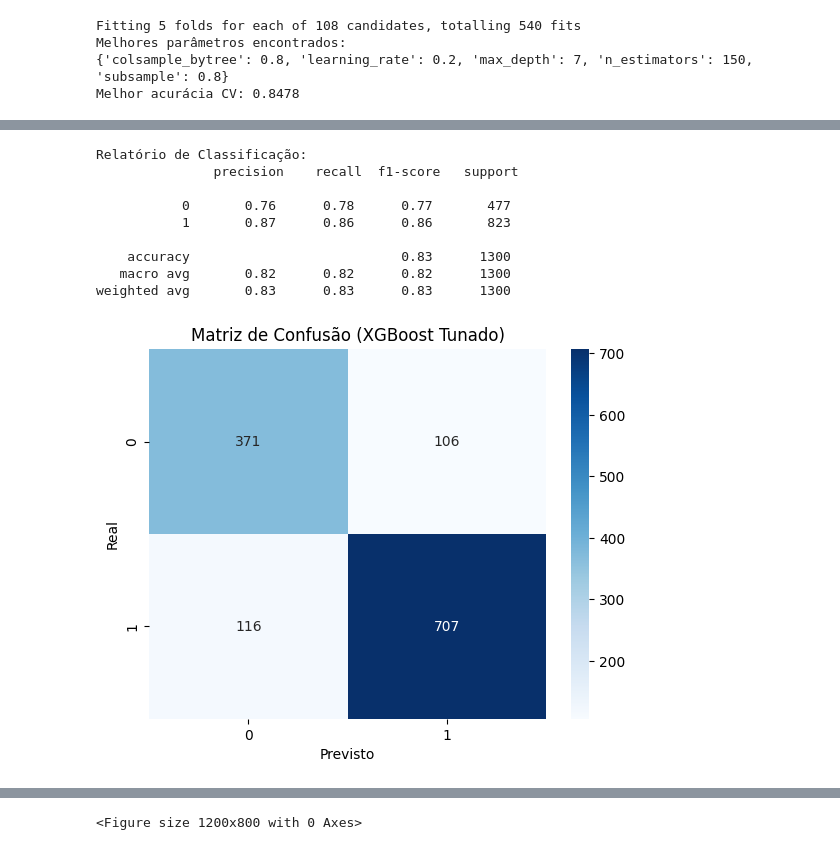
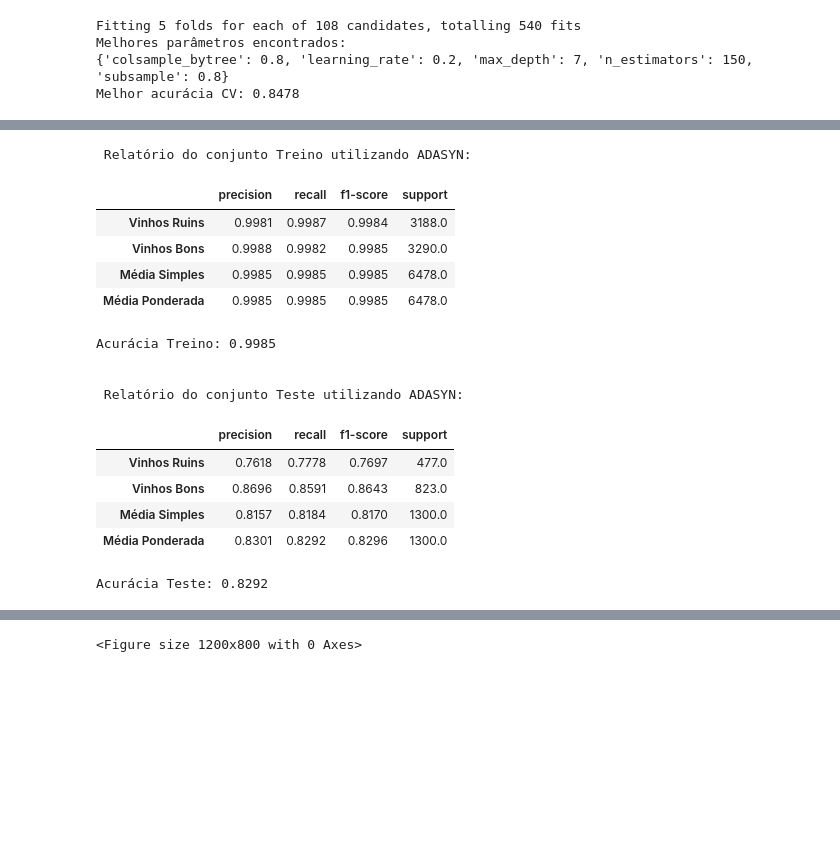
Before and after one commit to BMateusSs/Projeto-PSI3, a Jupyter notebook: XGBoost_qualidade_caract.ipynb, the cells around one changed output, grey strips where cells are left out. Saved outputs shown, nothing was run; the diff lists cells and outputs as text; code cells hidden in the pictures; blank space fills up the shorter version.

```diff
--- a/XGBoost_qualidade_caract.ipynb
+++ b/XGBoost_qualidade_caract.ipynb
@@ -236,30 +239,47 @@ XGBClassifier(base_score=None, booster=None, callbacks=None,
-# %%
-# 🔟 Previsão e relatório
-y_pred = xgb_model.predict(X_test)
-y_pred_proba = xgb_model.predict_proba(X_test)[:, 1]
-
-from sklearn.metrics import classification_report, confusion_matrix
-
-print("Relatório de Classificação:\n", classification_report(y_test, y_pred))
-
-# Matriz de confusão
-cm = confusion_matrix(y_test, y_pred)
-sns.heatmap(cm, annot=True, fmt='d', cmap='Blues')
-plt.xlabel('Previsto')
-plt.ylabel('Real')
-plt.title('Matriz de Confusão (XGBoost Tunado)')
-plt.show()
-# %% [output]
-Relatório de Classificação:
-               precision    recall  f1-score   support
-
-           0       0.76      0.78      0.77       477
-           1       0.87      0.86      0.86       823
-
-    accuracy                           0.83      1300
-   macro avg       0.82      0.82      0.82      1300
-weighted avg       0.83      0.83      0.83      1300
-[figure, removed]
+# %%
+from sklearn.metrics import classification_report, accuracy_score
+import pandas as pd
+
+def gera_relatorio_completo(modelo, X, y, nome):
+    y_pred = modelo.predict(X)
+    # Gera o report completo
+    report = classification_report(y, y_pred, output_dict=True)
+    acc = accuracy_score(y, y_pred)
+
+    # Converte em DataFrame
+    df_rep = pd.DataFrame(report).T
+    # Seleciona e renomeia as linhas
+    df_rep = df_rep.loc[['0', '1', 'macro avg', 'weighted avg'], ['precision','recall','f1-score','support']]
+    df_rep.index = ['Vinhos Ruins','Vinhos Bons','Média Simples','Média Ponderada']
+    df_rep = df_rep.round(4)
+
+    # Exibe
+    print(f"\n Relatório do conjunto {nome} utilizando {metodo_balanceamento}:")
+    display(df_rep)
+    print(f"Acurácia {nome}: {acc:.4f}\n")
+
+# Avaliação em Treino
+gera_relatorio_completo(xgb_model, X_train_resampled, y_train_resampled, 'Treino')
+
+# Avaliação em Teste
+gera_relatorio_completo(xgb_model, X_test, y_test, 'Teste')
+# %% [output]
+ Relatório do conjunto Treino utilizando ADASYN:
+|  | precision | recall | f1-score | support |
+| Vinhos Ruins | 0.9981 | 0.9987 | 0.9984 | 3188.0 |
+| Vinhos Bons | 0.9988 | 0.9982 | 0.9985 | 3290.0 |
+| Média Simples | 0.9985 | 0.9985 | 0.9985 | 6478.0 |
+| Média Ponderada | 0.9985 | 0.9985 | 0.9985 | 6478.0 |
+Acurácia Treino: 0.9985
+
+
+ Relatório do conjunto Teste utilizando ADASYN:
+|  | precision | recall | f1-score | support |
+| Vinhos Ruins | 0.7618 | 0.7778 | 0.7697 | 477.0 |
+| Vinhos Bons | 0.8696 | 0.8591 | 0.8643 | 823.0 |
+| Média Simples | 0.8157 | 0.8184 | 0.8170 | 1300.0 |
+| Média Ponderada | 0.8301 | 0.8292 | 0.8296 | 1300.0 |
+Acurácia Teste: 0.8292
 # %%
 fpr, tpr, thresholds = roc_curve(y_test, y_pred_proba)
 roc_auc = roc_auc_score(y_test, y_pred_proba)
```
Also changed, not shown: parts of 6 cells of this notebook.
